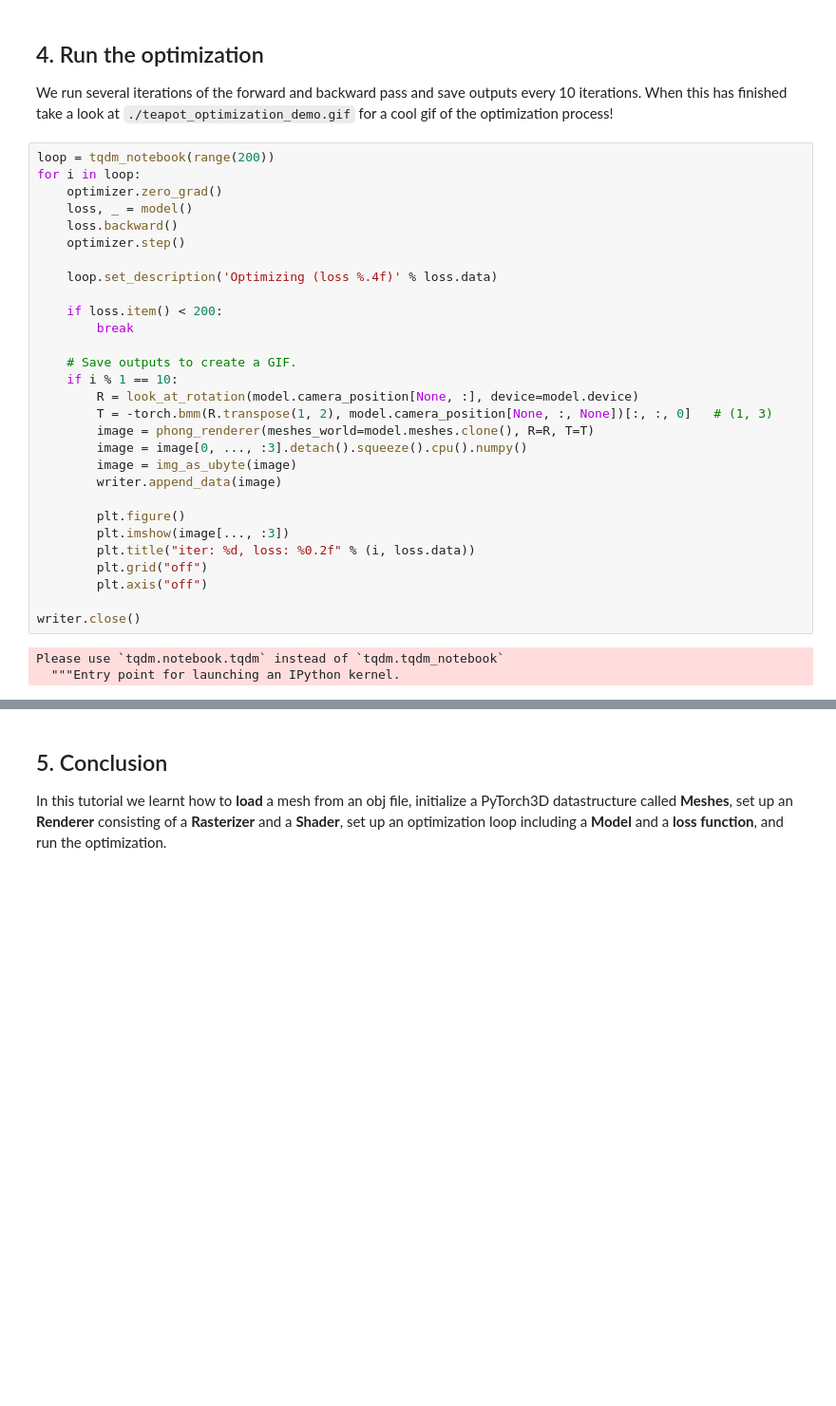
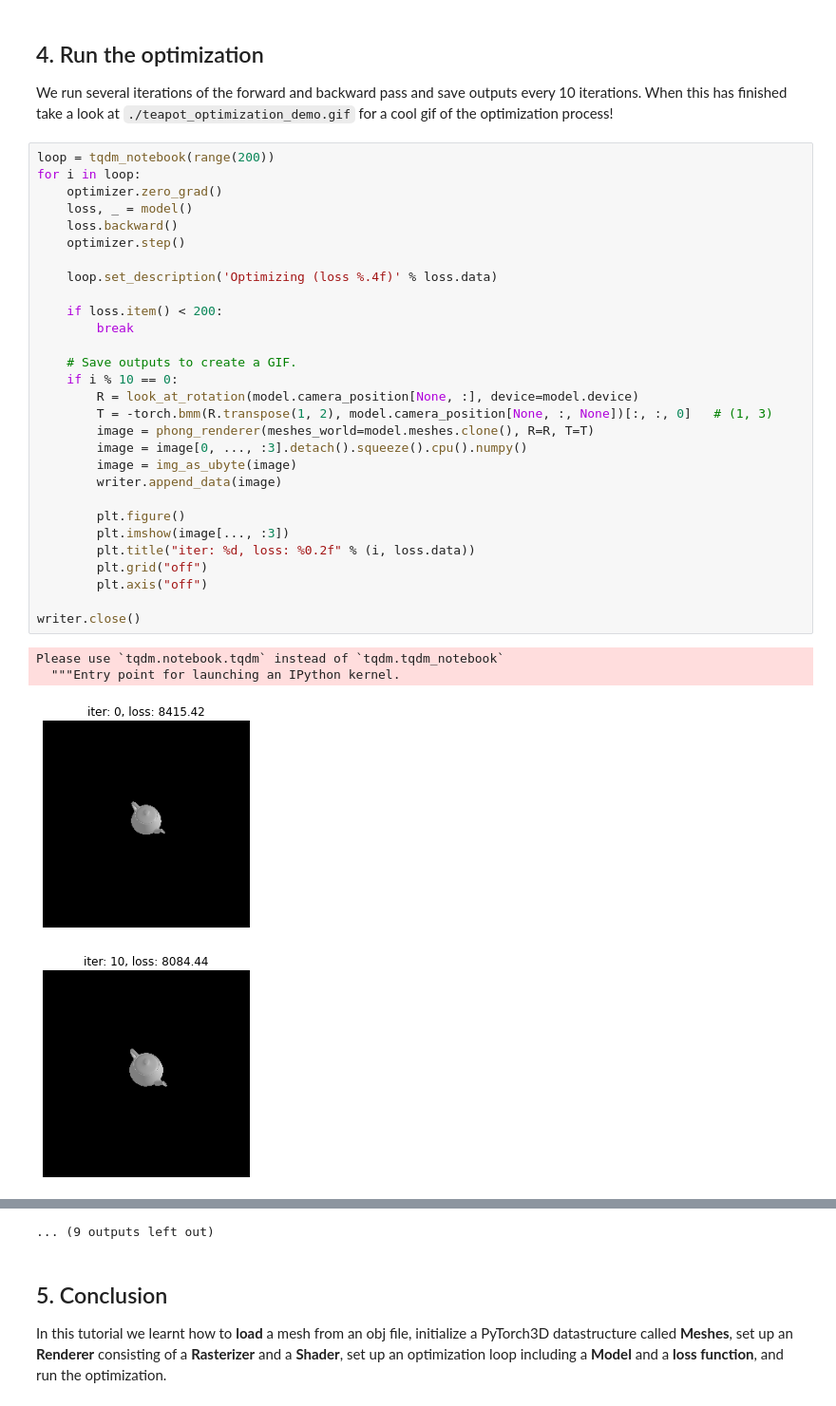
Before and after one commit to facebookresearch/pytorch3d, a Jupyter notebook: docs/tutorials/camera_position_optimization_with_differentiable_rendering.ipynb, the cells around one changed output, grey strips where cells are left out. Shown at 95% size. Drawn from its saved outputs; the diff is of its cells as text; blank space fills up the shorter version.

Commit message:
camera optimization output

```diff
--- a/docs/tutorials/camera_position_optimization_with_differentiable_rendering.ipynb
+++ b/docs/tutorials/camera_position_optimization_with_differentiable_rendering.ipynb
@@ -242,31 +231,33 @@ We run several iterations of the forward and backward pass and save outputs ever
 loop = tqdm_notebook(range(200))
 for i in loop:
     optimizer.zero_grad()
     loss, _ = model()
     loss.backward()
     optimizer.step()
 
     loop.set_description('Optimizing (loss %.4f)' % loss.data)
 
     if loss.item() < 200:
         break
 
     # Save outputs to create a GIF.
-    if i % 1 == 10:
+    if i % 10 == 0:
         R = look_at_rotation(model.camera_position[None, :], device=model.device)
         T = -torch.bmm(R.transpose(1, 2), model.camera_position[None, :, None])[:, :, 0]   # (1, 3)
         image = phong_renderer(meshes_world=model.meshes.clone(), R=R, T=T)
         image = image[0, ..., :3].detach().squeeze().cpu().numpy()
         image = img_as_ubyte(image)
         writer.append_data(image)
 
         plt.figure()
         plt.imshow(image[..., :3])
         plt.title("iter: %d, loss: %0.2f" % (i, loss.data))
         plt.grid("off")
         plt.axis("off")
 
 writer.close()
 # %% [output]
 Please use `tqdm.notebook.tqdm` instead of `tqdm.tqdm_notebook`
   """Entry point for launching an IPython kernel.
+[figure, added]
+[figure, added]
@@ -273,3 +273,4 @@ Please use `tqdm.notebook.tqdm` instead of `tqdm.tqdm_notebook`
+... (9 outputs left out)
 # %% [markdown]
 ## 5. Conclusion
 
```
Also changed, not shown: parts of 2 cells of this notebook.
